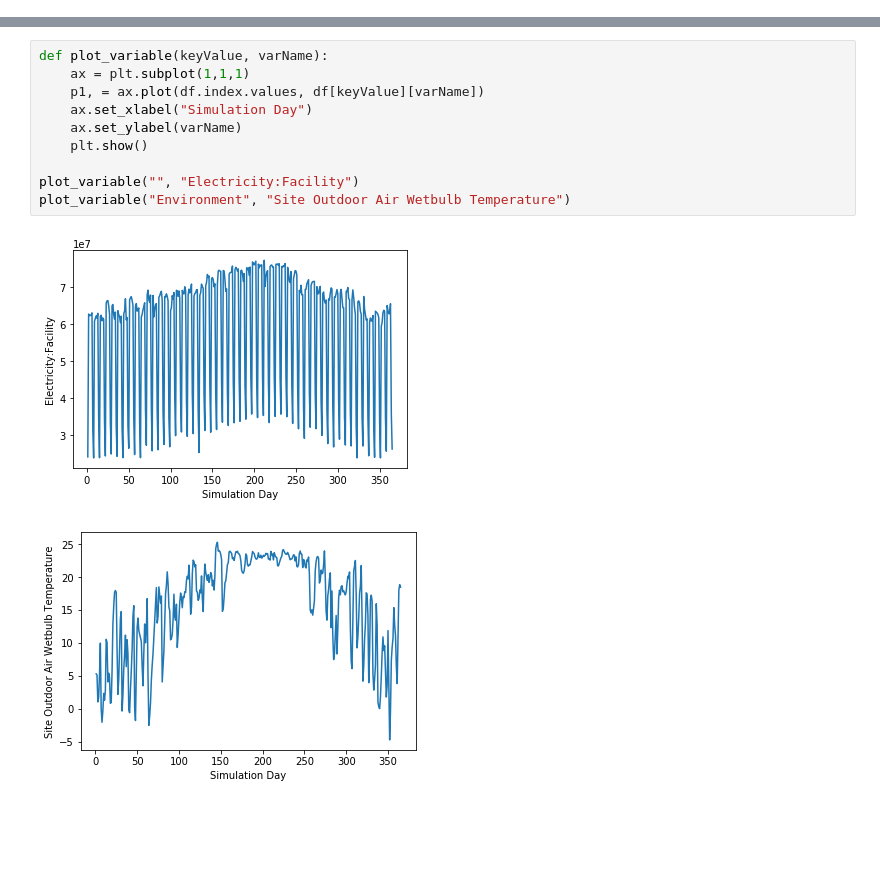
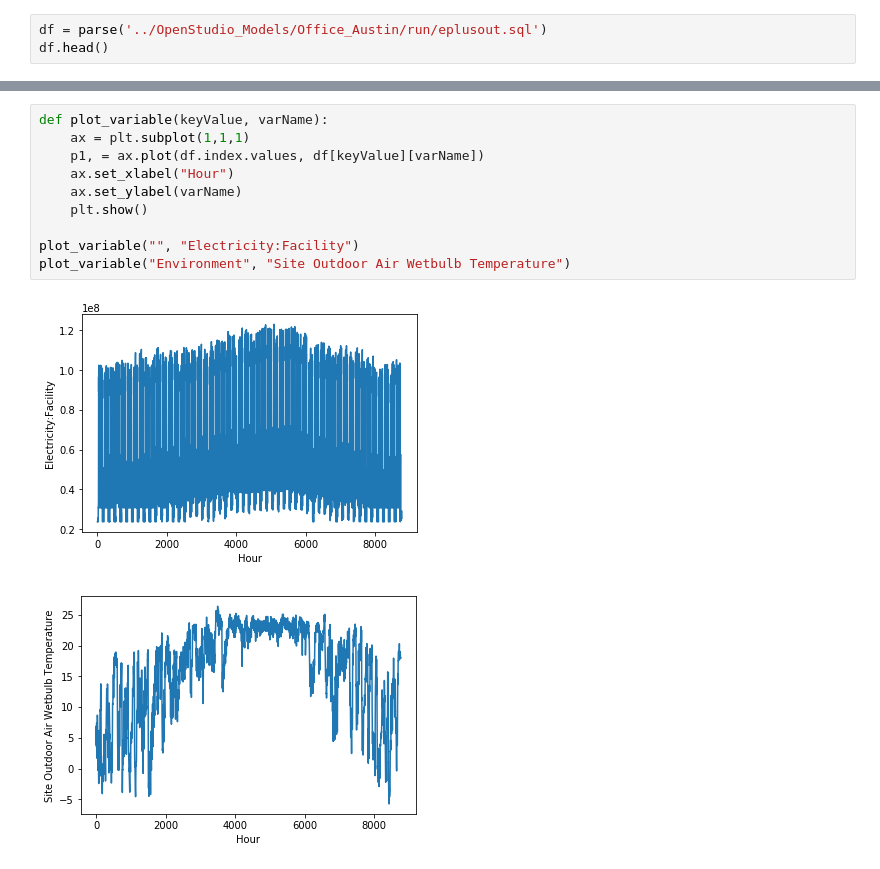
Before and after one commit to energy-plus-senior-design/linear-model-notebook, a Jupyter notebook: Linear Model.ipynb, the cells around one changed output, grey strips where cells are left out. Saved outputs shown, nothing was run; the diff lists cells and outputs as text; blank space fills up the shorter version.

```diff
--- a/Linear Model.ipynb
+++ b/Linear Model.ipynb
@@ -35,0 +9,3 @@ display(df.head())
+# %%
+df = parse('../OpenStudio_Models/Office_Austin/run/eplusout.sql')
+df.head()
@@ -36,13 +22,13 @@ display(df.head())
 # %%
 def plot_variable(keyValue, varName):
     ax = plt.subplot(1,1,1)
     p1, = ax.plot(df.index.values, df[keyValue][varName])
-    ax.set_xlabel("Simulation Day")
+    ax.set_xlabel("Hour")
     ax.set_ylabel(varName)
     plt.show()
 
 plot_variable("", "Electricity:Facility")
 plot_variable("Environment", "Site Outdoor Air Wetbulb Temperature")
 # %% [output]
-[figure, old version]
+[figure, new version]
-[figure, old version]
+[figure, new version]
```
Also changed, not shown: parts of 14 cells of this notebook.
